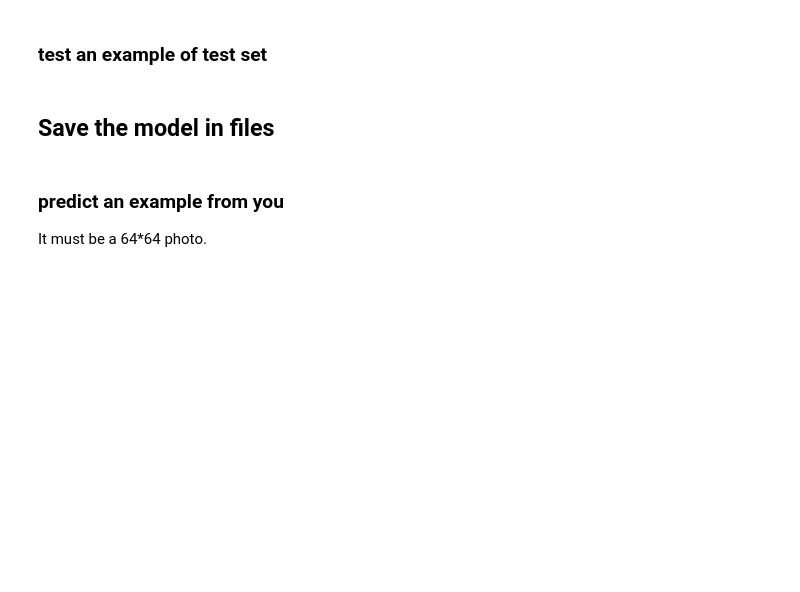
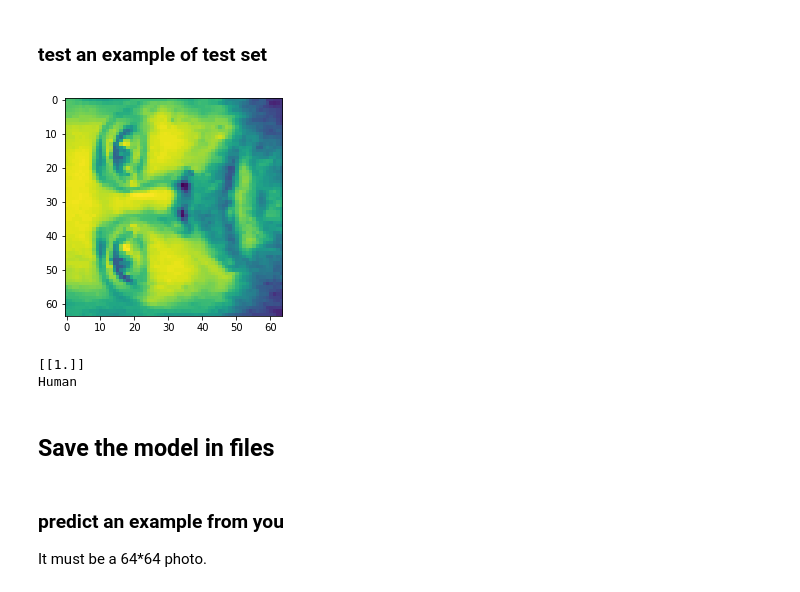
Before and after one commit to soroush76/Basic-Face-Detection, a Jupyter notebook: faceDetection.ipynb, the cells around one changed output. Drawn from its saved outputs; the diff is of its cells as text; code cells hidden in the pictures; blank space fills up the shorter version.

```diff
--- a/faceDetection.ipynb
+++ b/faceDetection.ipynb
@@ -126,4 +156,7 @@ def load_weights(num):
     for i in range(1, num+1):
         parameters["w"+str(i)] = np.load("w"+str(i)+".npy")
         parameters["b"+str(i)] = np.load("b"+str(i)+".npy")
+    return parameters
+# %%
+params = load_weights(4)
 # %%
@@ -180,7 +242,7 @@ def predict(x, parameters, activation):
 ## load dataset section
 # %%
 import scipy.io
-samples = scipy.io.loadmat('drive/ColabNotebooks/olivettifaces.mat')
+samples = scipy.io.loadmat('olivettifaces.mat')
 samples = samples['faces'].T
 labels = np.ones((samples.shape[0], 1))
 artificialZeroData = np.random.randint(0, 256, (samples.shape[0], samples.shape[1]))
@@ -232,15 +325,19 @@ plt.show()
 # %% [markdown]
 ### test an example of test set
 # %%
-photo_number = 15
+photo_number = np.random.randint(0, test_data.shape[0])
 imgplot = plt.imshow(test_data[photo_number].reshape(64, 64))
 plt.show()
-pred_labels = predict(test_data[photo_number].reshape(1, -1), parameters=model['parameters'], activation=activation_function)
+pred_labels = predict(test_data[photo_number].reshape(1, -1), parameters=params, activation='tanh')
 print(pred_labels)
 if int(pred_labels[0][0]) == 1:
     print('Human')
 else:
     print('Not-Human')
+# %% [output]
+[figure, added]
+[[1.]]
+Human
 # %% [markdown]
 ## Save the model in files
 # %%
```
Also changed, not shown: parts of 10 cells of this notebook, 8 other files.
